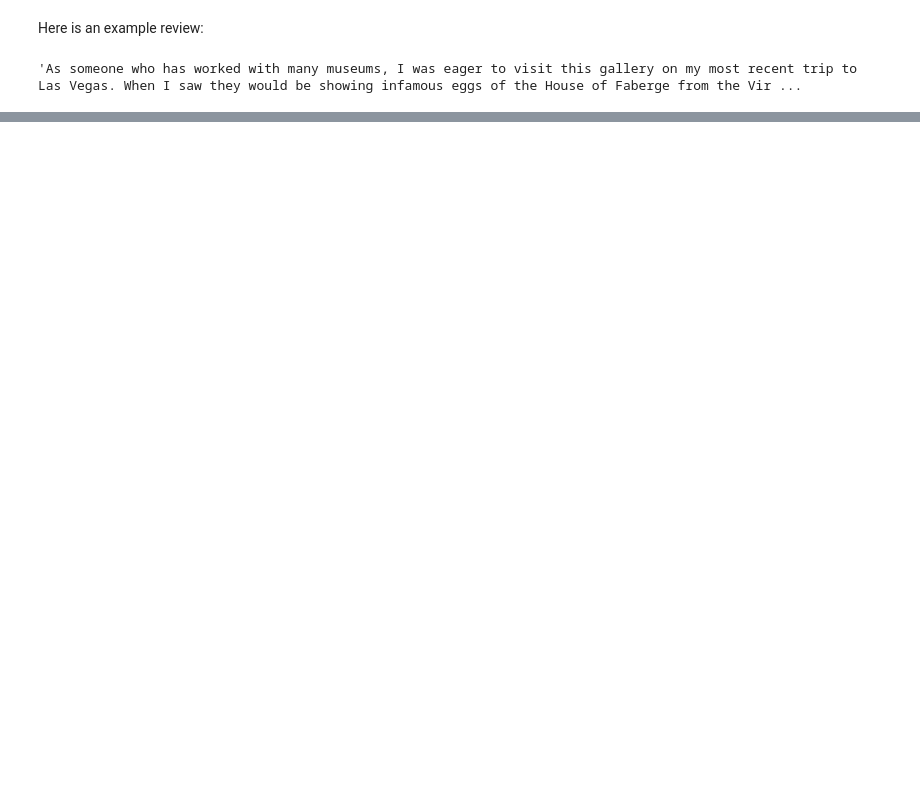
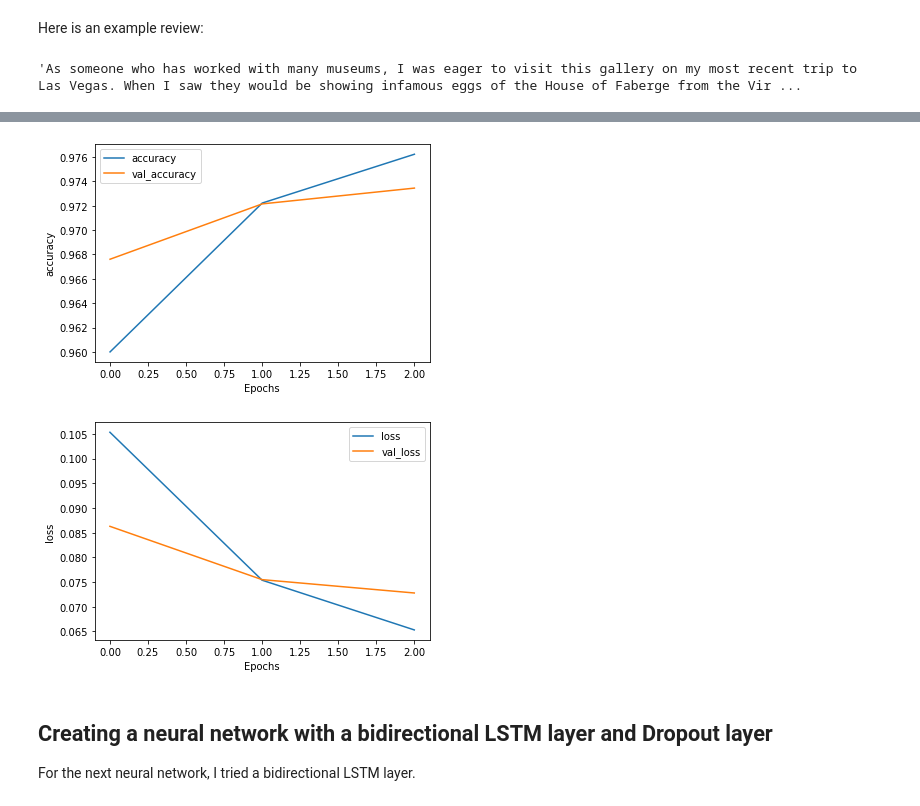
Before and after one commit to howardmonington/Yelp-Review-Sentiment-Classifier, a Jupyter notebook: main_ai.ipynb, the cells around one changed output, grey strips where cells are left out. Drawn from its saved outputs; the diff is of its cells as text; code cells hidden in the pictures; blank space fills up the shorter version.

Commit message:
Set up LSTM and Convolutional NN

```diff
--- a/main_ai.ipynb
+++ b/main_ai.ipynb
@@ -177,0 +194,3 @@ sequences = tokenizer.texts_to_sequences(X)
+# %%
+validation_sequences = tokenizer.texts_to_sequences(cv)
+validation_padded = pad_sequences(validation_sequences, maxlen=max_length, padding=padding_type, truncating=trunc_type)
@@ -177,0 +206,10 @@ sequences = tokenizer.texts_to_sequences(X)
+# %%
+model = tf.keras.Sequential([
+    tf.keras.layers.Embedding(vocab_size, embedding_dim, input_length = max_length),
+    tf.keras.layers.Conv1D(128, 5, activation='relu'),
+    tf.keras.layers.GlobalAveragePooling1D(),
+    tf.keras.layers.Dense(64, activation='relu'),
+    tf.keras.layers.Dense(1, activation='sigmoid')
+])
+
+model.compile(loss='binary_crossentropy',optimizer='adam',metrics=['accuracy'])
@@ -177,0 +237,5 @@ sequences = tokenizer.texts_to_sequences(X)
+# %%
+sequences_padded = np.array(sequences_padded)
+y = np.array(y).astype('float')
+validation_padded = np.array(validation_padded)
+cv_y = np.array(cv_y).astype('float')
@@ -177,0 +245,3 @@ sequences = tokenizer.texts_to_sequences(X)
+# %%
+num_epochs = 3
+history = model.fit(sequences_padded, y, epochs=num_epochs, validation_data=(validation_padded, cv_y))
@@ -177,0 +258,19 @@ sequences = tokenizer.texts_to_sequences(X)
+# %%
+import matplotlib.pyplot as plt
+
+def plot_graphs(history, string):
+    plt.plot(history.history[string])
+    plt.plot(history.history['val_'+string])
+    plt.xlabel("Epochs")
+    plt.ylabel(string)
+    plt.legend([string, 'val_'+string])
+    plt.show()
+
+plot_graphs(history, "accuracy")
+plot_graphs(history,"loss")
+# %% [output]
+[figure, added]
+[figure, added]
+# %% [markdown]
+## Creating a neural network with a bidirectional LSTM layer and Dropout layer
+For the next neural network, I tried a bidirectional LSTM layer.
```
Also changed, not shown: parts of 55 cells of this notebook, 1 other file.
